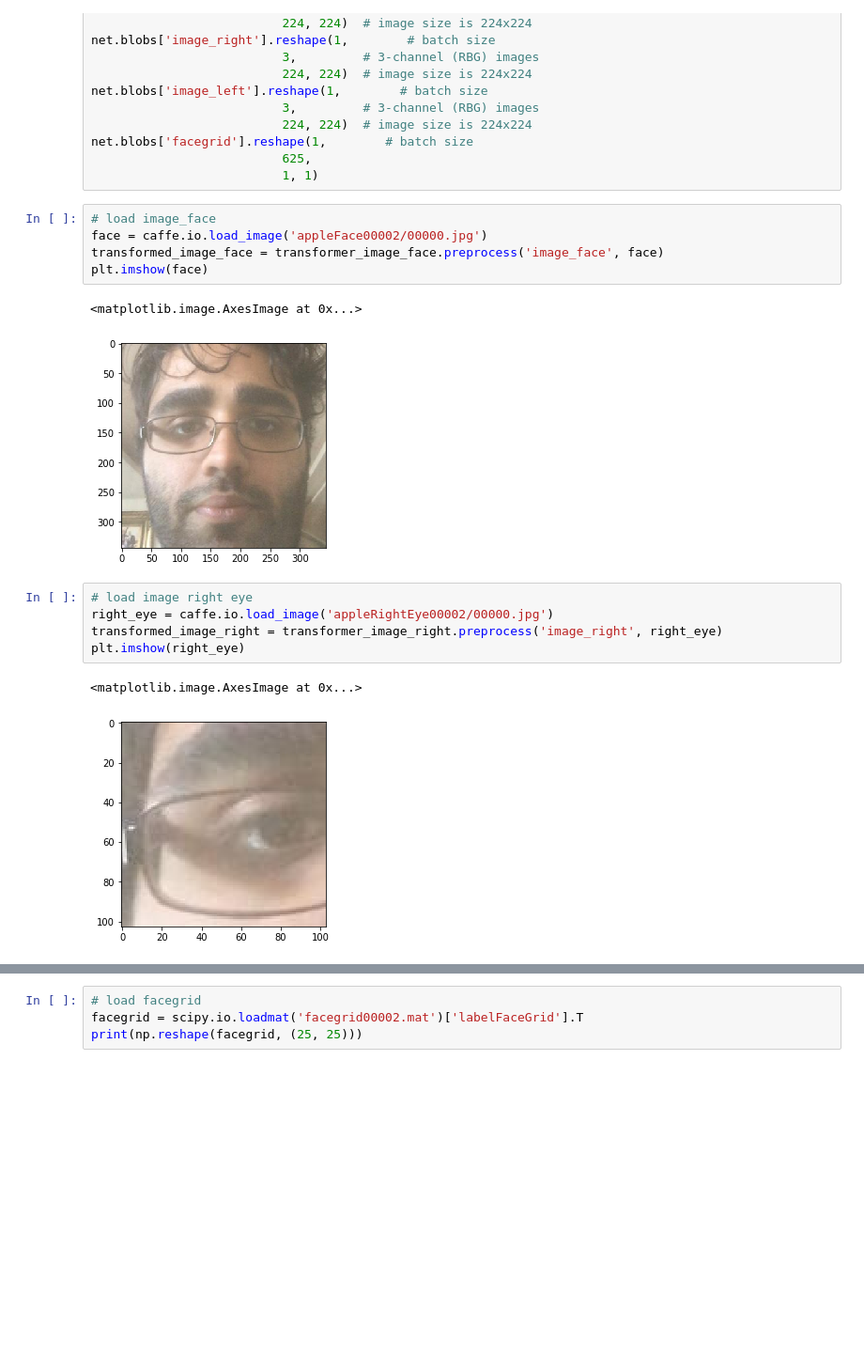
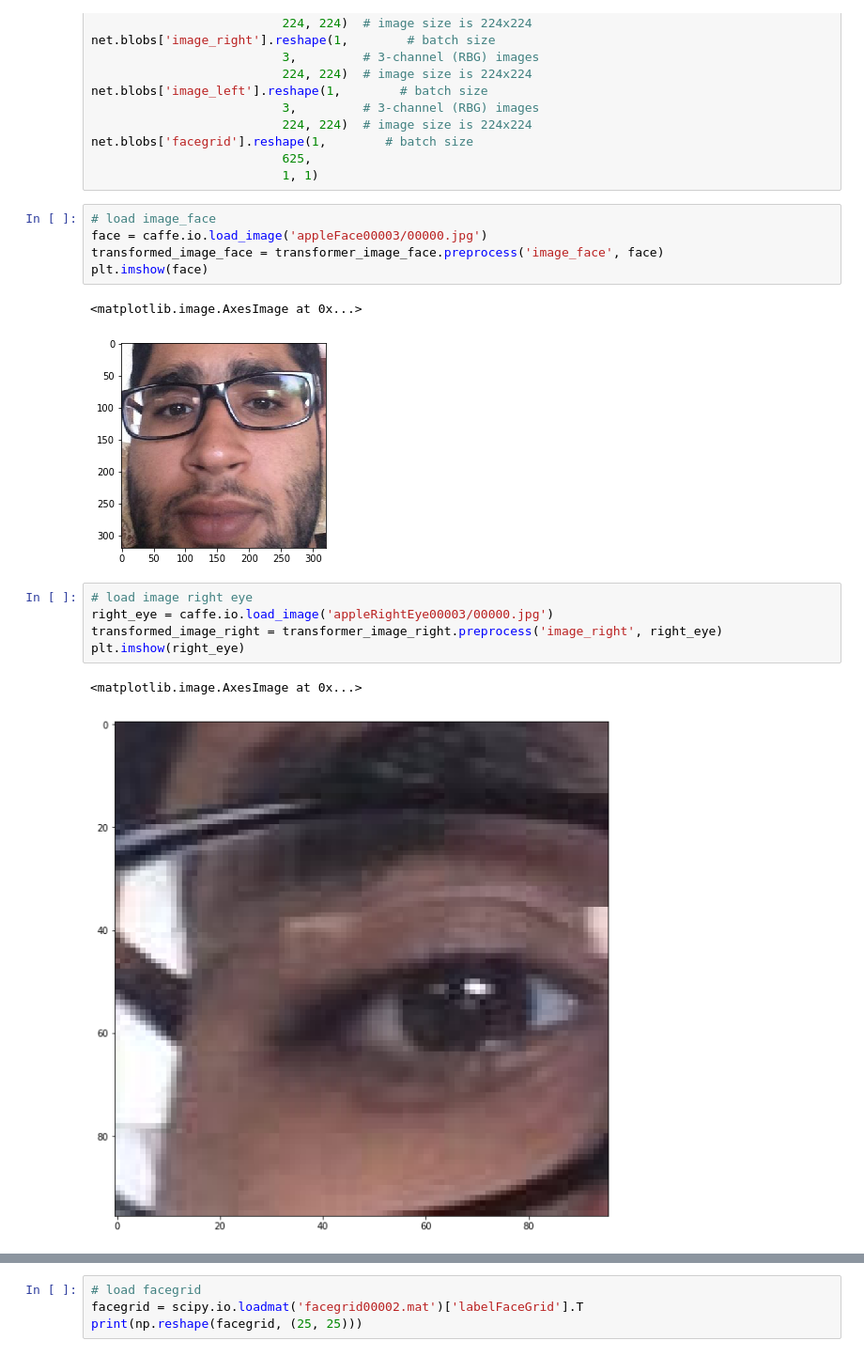
Before and after one commit to Siddhant24/GazeModel, a Jupyter notebook: model.ipynb, the cells around one changed output, grey strips where cells are left out. Shown at 94% size. Cells and saved outputs as stored; diff of their text form; blank space fills up the shorter version.

```diff
--- a/model.ipynb
+++ b/model.ipynb
@@ -85,19 +85,19 @@ net.blobs['facegrid'].reshape(1,        # batch size
                           1, 1)
 # %%
 # load image_face
-face = caffe.io.load_image('appleFace00002/00000.jpg')
+face = caffe.io.load_image('appleFace00003/00000.jpg')
 transformed_image_face = transformer_image_face.preprocess('image_face', face)
 plt.imshow(face)
 # %% [output]
 <matplotlib.image.AxesImage at 0x...>
-[figure, old version]
+[figure, new version]
 # %%
 # load image right eye
-right_eye = caffe.io.load_image('appleRightEye00002/00000.jpg')
+right_eye = caffe.io.load_image('appleRightEye00003/00000.jpg')
 transformed_image_right = transformer_image_right.preprocess('image_right', right_eye)
 plt.imshow(right_eye)
 # %% [output]
 <matplotlib.image.AxesImage at 0x...>
-[figure, old version]
+[figure, new version]
 # %%
 # load image left eye
```
Also changed, not shown: parts of 2 cells of this notebook.
